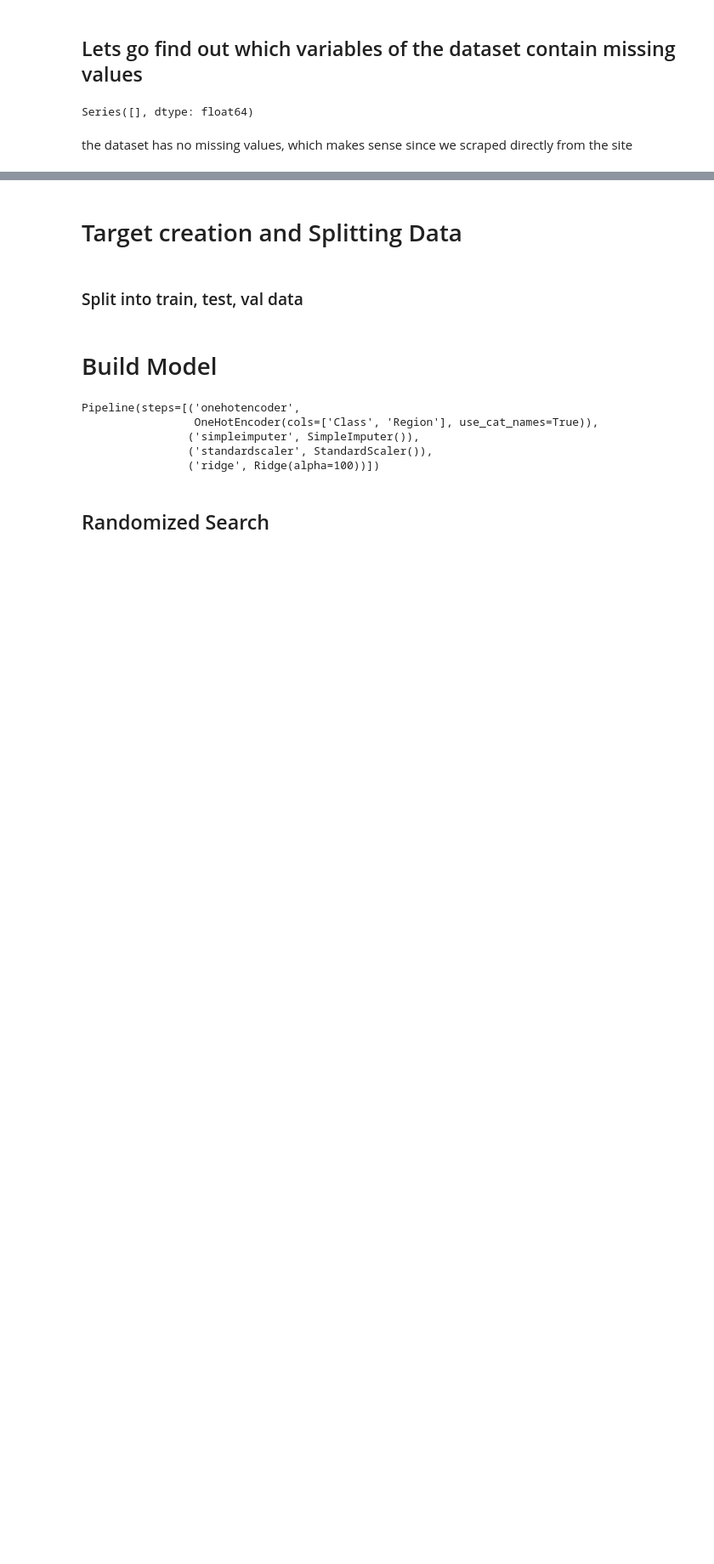
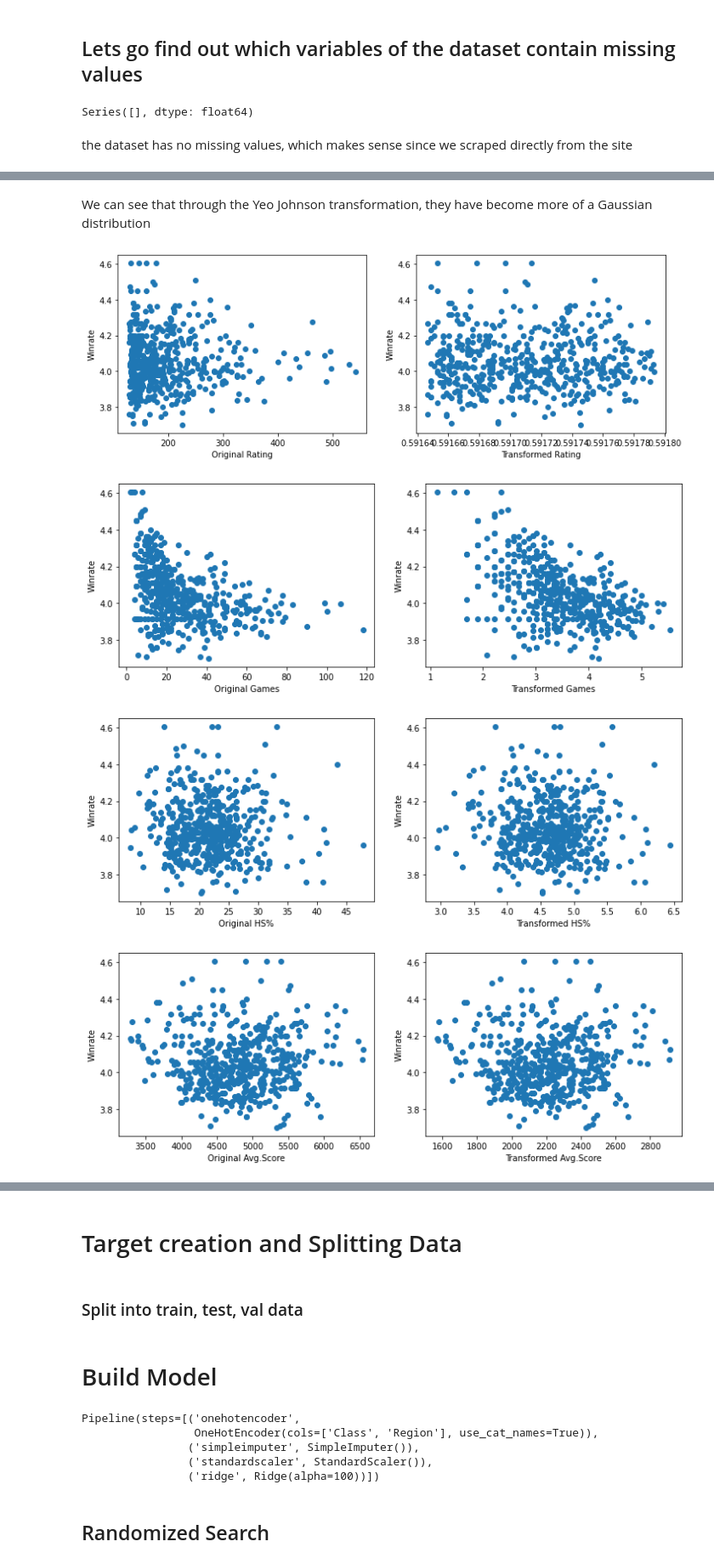
Before and after one commit to ericyeonpark/valorant-top500-analysis, a Jupyter notebook: notebooks/Valorant_Top_500_analysis.ipynb, the cells around one changed output, grey strips where cells are left out. Shown at 85% size. Saved outputs shown, nothing was run; the diff lists cells and outputs as text; code cells hidden in the pictures; blank space fills up the shorter version.

```diff
--- a/notebooks/Valorant_Top_500_analysis.ipynb
+++ b/notebooks/Valorant_Top_500_analysis.ipynb
@@ -155,0 +237,28 @@ the dataset has no missing values, which makes sense since we scraped directly f
+# %% [markdown]
+We can see that through the Yeo Johnson transformation, they have become more of a Gaussian distribution
+# %%
+# let's plot the original or transformed variables
+# vs sale price, and see if there is a relationship
+
+for var in cont_vars:
+
+    plt.figure(figsize=(12,4))
+
+    # plot the original variable vs sale price
+    plt.subplot(1, 2, 1)
+    plt.scatter(df[var], np.log(df['Winrate']))
+    plt.ylabel('Winrate')
+    plt.xlabel('Original ' + var)
+
+    # plot transformed variable vs sale price
+    plt.subplot(1, 2, 2)
+    plt.scatter(tmp[var], np.log(tmp['Winrate']))
+    plt.ylabel('Winrate')
+    plt.xlabel('Transformed ' + var)
+
+    plt.show()
+# %% [output]
+[figure, added]
+[figure, added]
+[figure, added]
+[figure, added]
```
Also changed, not shown: parts of 18 cells of this notebook.
